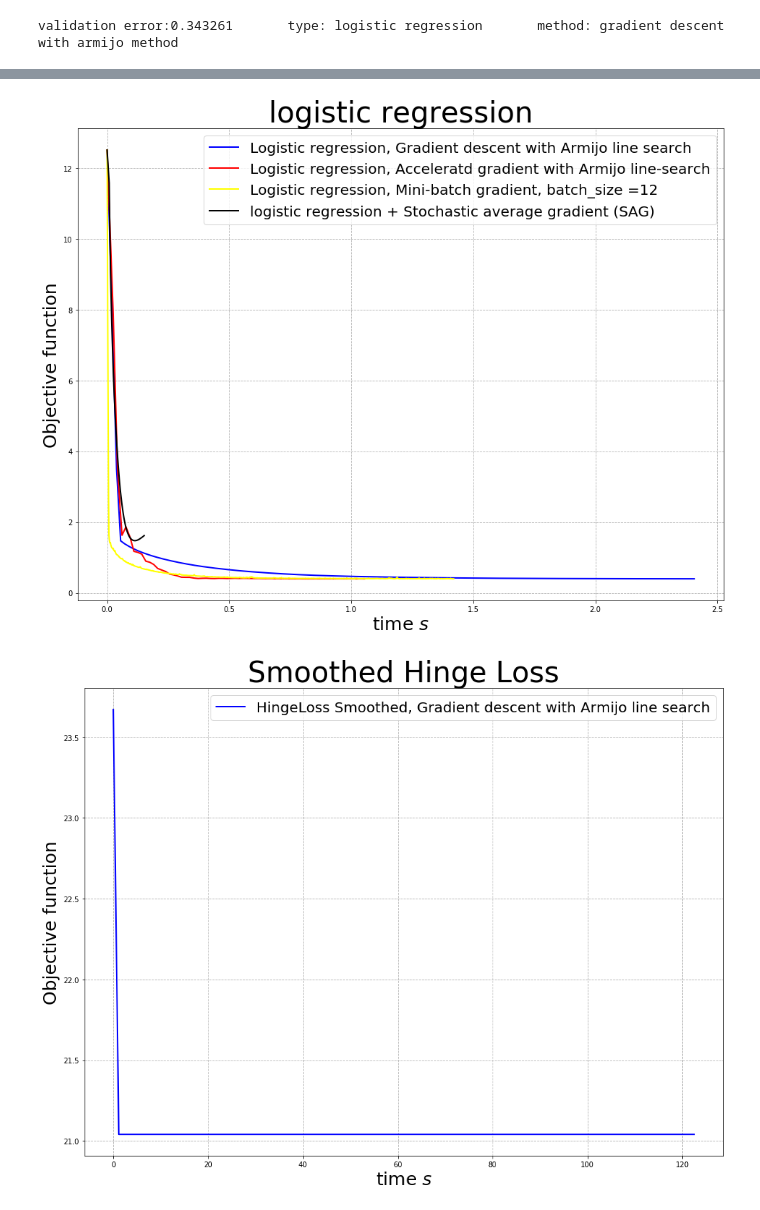
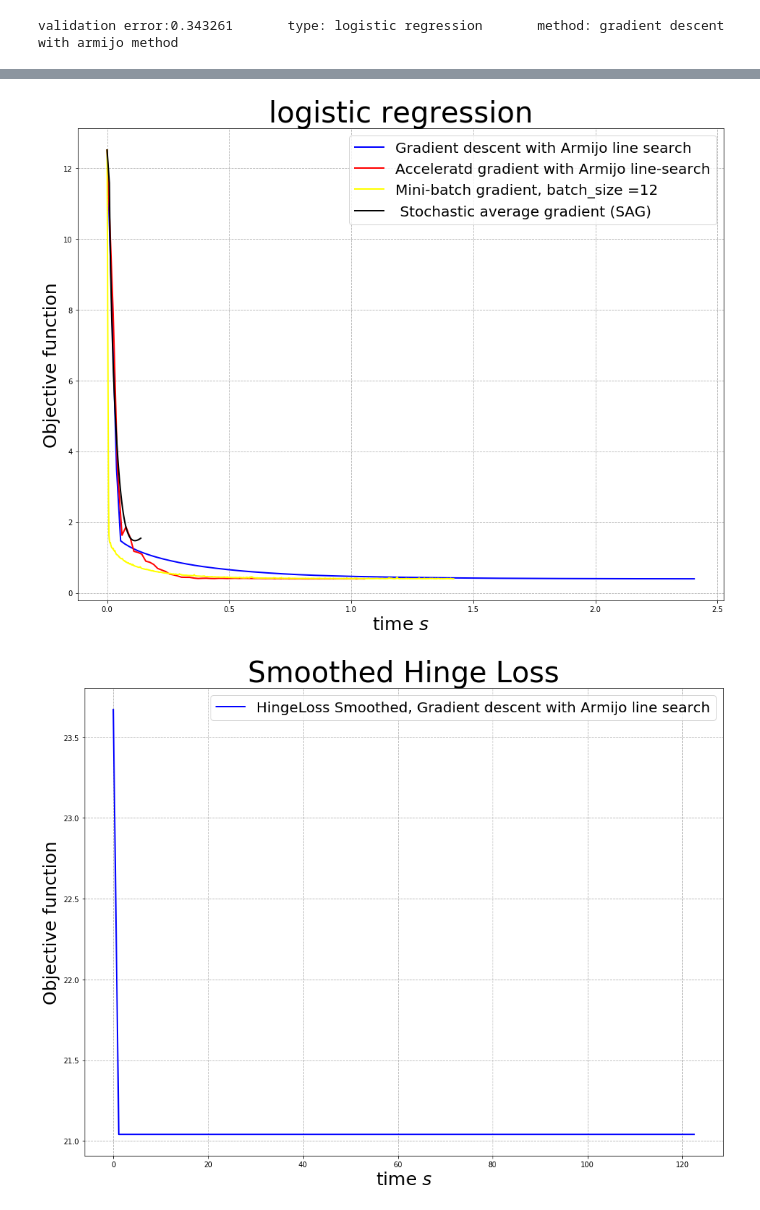
Before and after one commit to NedHuang/CS794, a Jupyter notebook: A4/a4.ipynb, the cells around one changed output, grey strips where cells are left out. Cells and saved outputs as stored; diff of their text form; code cells hidden in the pictures.

```diff
--- a/A4/a4.ipynb
+++ b/A4/a4.ipynb
@@ -678,18 +557,20 @@ grad.shape (124, 1)
 # %%
-def logReg_SAG(A, x0, b, epsilon, lambda_, max_iterations):
+# # logistic regression + Stochastic average gradient (SAG)
+# # tag: _rsag
+def regression_SAG(A, x0, b, epsilon, lambda_, max_iterations):
     x = x0
     sumx = x
-    fx = get_regression_loss(A,x0,b,lambda_)
-    fx_array = [fx]
+    loss = get_regression_loss(A,x0,b,lambda_)
+    loss_list = [loss]
     i = 0
     part_grad_array = []
     for j in range(A.shape[0]):
         part_grad_array.append(get_regression_gradient(A[i],x0,b[i],lambda_))
 
     print(len(part_grad_array), type(part_grad_array[0]))
-
-    start_time = time.time()
-    time_array = [0]
+    fx_min = loss
+    st = time.time()
+    time_list = [0]
     prev_grad = get_regression_gradient(A,x0,b,lambda_)
     while True:
         if i >= max_iterations:
@@ -704,16 +585,19 @@ def logReg_SAG(A, x0, b, epsilon, lambda_, max_iterations):
         part_grad_array[index] = pgrad_updated
         x = x - a * new_grad
         sumx = np.array(x).reshape((len(x),1)) + sumx
-        fx = get_regression_loss(A,x,b,lambda_)
-        fx_array.append(fx)
+        loss = get_regression_loss(A,x,b,lambda_)
+        fx_min = min(loss,fx_min)
+        if loss>1.05*fx_min:
+            break
+        loss_list.append(loss)
         prev_grad = new_grad
         i = i + 1
-        time_array.append(time.time() - start_time)
-        result = sumx/len(fx_array)
-    print(fx_array[-1],time_array[-1])
+        time_list.append(time.time() - st)
+        result = sumx/len(loss_list)
+    print(loss_list[-1],time_list[-1])
 #     print(new_grad)
-    return result, fx_array, time_array
+    return result, loss_list, time_list
 
-r,fx,ta = logReg_SAG(A_training,x0,b_training,EPSILON,LAMBDA_,MAX_ITERATION)
+x_rsag,loss_rsag,time_rsag = regression_SAG(A_training,x0,b_training,EPSILON,LAMBDA_,MAX_ITERATION)
 # %% [output]
 29304 <class 'numpy.ndarray'>
@@ -722,19 +651,19 @@ reach max_iteration
 # %%
 fig = plt.figure(figsize=(16, 12))
-plt.plot(t_rgda,loss_rgda, label=("Logistic regression, Gradient descent with Armijo line search"), linewidth=2.0, color ="blue")
-plt.plot(t_ragda,loss_ragda, label=("Logistic regression, Acceleratd gradient with Armijo line-search"), linewidth=2.0, color ="red")
-plt.plot(t_rmbg,loss_rmbg, label=("Logistic regression, Mini-batch gradient, batch_size =12"), linewidth=2.0, color ="yellow")
-# plt.plot(t_rsag,loss_rsag, label=("logistic regression + Stochastic average gradient (SAG)"), linewidth=2.0, color ="green")
-plt.plot(ta,fx, label=("logistic regression + Stochastic average gradient (SAG)"), linewidth=2.0, color ="black")
+plt.plot(t_rgda,loss_rgda, label=("Gradient descent with Armijo line search"), linewidth=2.0, color ="blue")
+plt.plot(t_ragda,loss_ragda, label=("Acceleratd gradient with Armijo line-search"), linewidth=2.0, color ="red")
+plt.plot(t_rmbg,loss_rmbg, label=("Mini-batch gradient, batch_size =12"), linewidth=2.0, color ="yellow")
+# plt.plot(time_rsag,loss_rsag, label=(" Stochastic average gradient (SAG)"), linewidth=2.0, color ="green")
+plt.plot(time_rsag,loss_rsag, label=(" Stochastic average gradient (SAG)"), linewidth=2.0, color ="black")
 
 plt.title('logistic regression',fontsize=40)
 plt.legend(prop={'size': 20},loc="upper right")
 plt.xlabel("time $s$", fontsize=25)
 plt.ylabel("Objective function", fontsize=25)
 plt.grid(linestyle='dashed')
 plt.show()
 # %% [output]
-[figure, old version]
+[figure, new version]
 # %%
 ######################################################################################################
 # Q2
```
Also changed, not shown: parts of 20 cells of this notebook.
